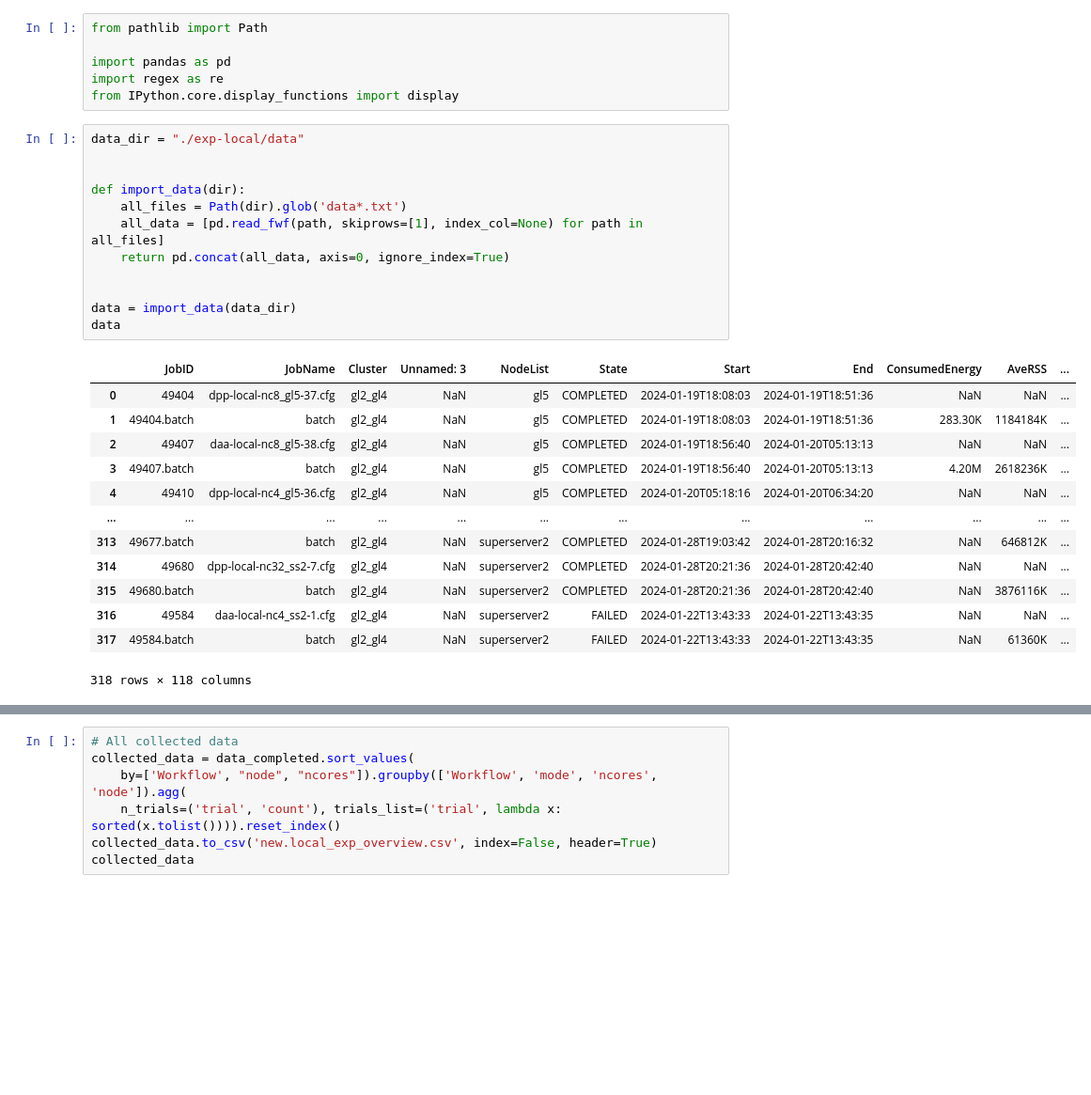
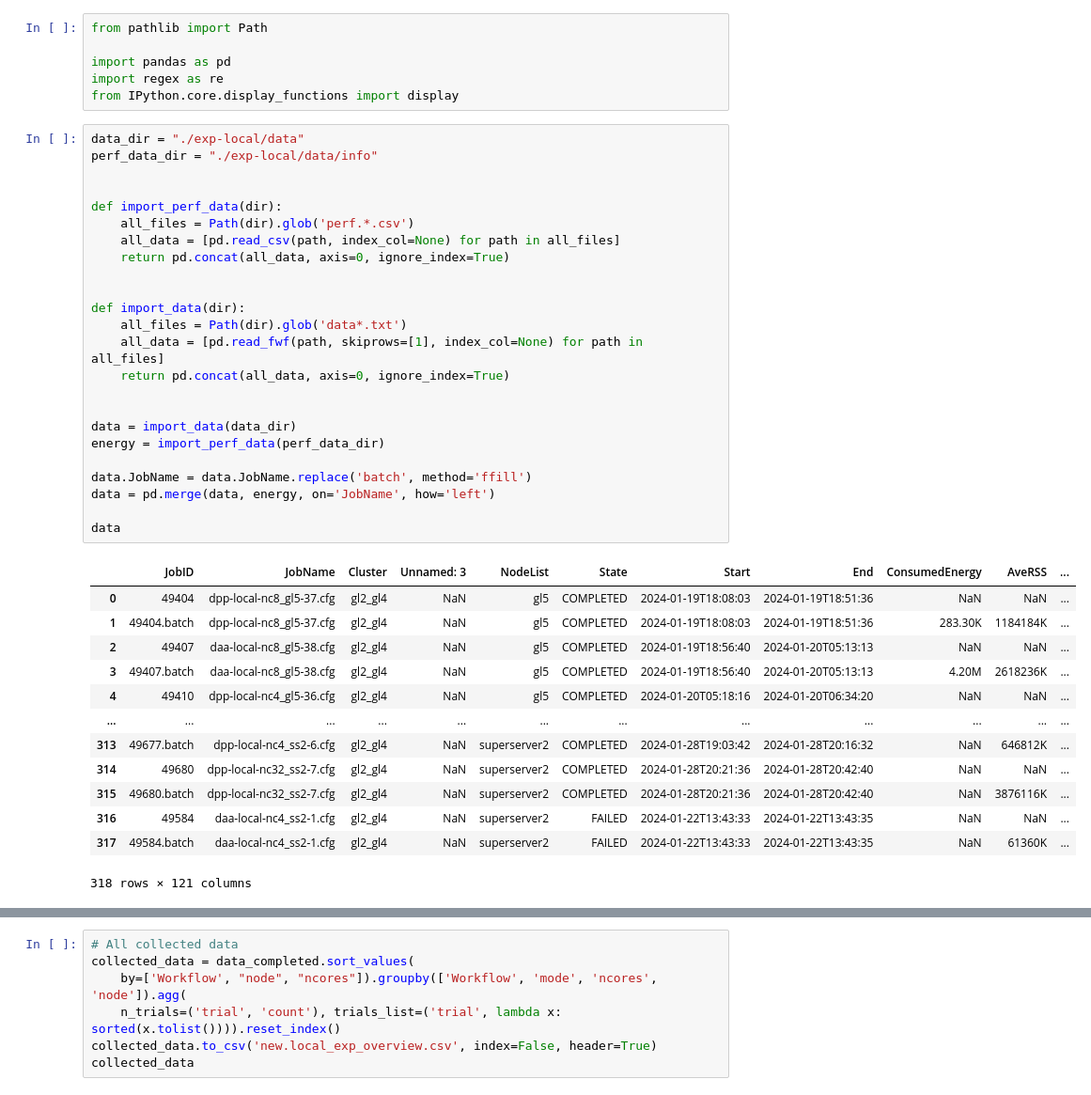
Before and after one commit to dmitrijs-voronovs/haddock-energy-consumption-optimization, a Jupyter notebook: data_analysis/new.analysis.ipynb, the cells around one changed output, grey strips where cells are left out. Shown at 94% size. Saved outputs shown, nothing was run; the diff lists cells and outputs as text; blank space fills up the shorter version.

```diff
--- a/data_analysis/new.analysis.ipynb
+++ b/data_analysis/new.analysis.ipynb
@@ -6,29 +6,41 @@ import regex as re
 from IPython.core.display_functions import display
 # %%
 data_dir = "./exp-local/data"
+perf_data_dir = "./exp-local/data/info"
+
+
+def import_perf_data(dir):
+    all_files = Path(dir).glob('perf.*.csv')
+    all_data = [pd.read_csv(path, index_col=None) for path in all_files]
+    return pd.concat(all_data, axis=0, ignore_index=True)
 
 
 def import_data(dir):
     all_files = Path(dir).glob('data*.txt')
     all_data = [pd.read_fwf(path, skiprows=[1], index_col=None) for path in all_files]
     return pd.concat(all_data, axis=0, ignore_index=True)
 
 
 data = import_data(data_dir)
+energy = import_perf_data(perf_data_dir)
+
+data.JobName = data.JobName.replace('batch', method='ffill')
+data = pd.merge(data, energy, on='JobName', how='left')
+
 data
 # %% [output]
 |  | JobID | JobName | Cluster | Unnamed: 3 | NodeList | State | Start | End | ConsumedEnergy | AveRSS | ... |
 | 0 | 49404 | dpp-local-nc8_gl5-37.cfg | gl2_gl4 | NaN | gl5 | COMPLETED | 2024-01-19T18:08:03 | 2024-01-19T18:51:36 | NaN | NaN | ... |
-| 1 | 49404.batch | batch | gl2_gl4 | NaN | gl5 | COMPLETED | 2024-01-19T18:08:03 | 2024-01-19T18:51:36 | 283.30K | 1184184K | ... |
+| 1 | 49404.batch | dpp-local-nc8_gl5-37.cfg | gl2_gl4 | NaN | gl5 | COMPLETED | 2024-01-19T18:08:03 | 2024-01-19T18:51:36 | 283.30K | 1184184K | ... |
 | 2 | 49407 | daa-local-nc8_gl5-38.cfg | gl2_gl4 | NaN | gl5 | COMPLETED | 2024-01-19T18:56:40 | 2024-01-20T05:13:13 | NaN | NaN | ... |
-| 3 | 49407.batch | batch | gl2_gl4 | NaN | gl5 | COMPLETED | 2024-01-19T18:56:40 | 2024-01-20T05:13:13 | 4.20M | 2618236K | ... |
+| 3 | 49407.batch | daa-local-nc8_gl5-38.cfg | gl2_gl4 | NaN | gl5 | COMPLETED | 2024-01-19T18:56:40 | 2024-01-20T05:13:13 | 4.20M | 2618236K | ... |
 | 4 | 49410 | dpp-local-nc4_gl5-36.cfg | gl2_gl4 | NaN | gl5 | COMPLETED | 2024-01-20T05:18:16 | 2024-01-20T06:34:20 | NaN | NaN | ... |
 | ... | ... | ... | ... | ... | ... | ... | ... | ... | ... | ... | ... |
-| 313 | 49677.batch | batch | gl2_gl4 | NaN | superserver2 | COMPLETED | 2024-01-28T19:03:42 | 2024-01-28T20:16:32 | NaN | 646812K | ... |
+| 313 | 49677.batch | dpp-local-nc4_ss2-6.cfg | gl2_gl4 | NaN | superserver2 | COMPLETED | 2024-01-28T19:03:42 | 2024-01-28T20:16:32 | NaN | 646812K | ... |
 | 314 | 49680 | dpp-local-nc32_ss2-7.cfg | gl2_gl4 | NaN | superserver2 | COMPLETED | 2024-01-28T20:21:36 | 2024-01-28T20:42:40 | NaN | NaN | ... |
-| 315 | 49680.batch | batch | gl2_gl4 | NaN | superserver2 | COMPLETED | 2024-01-28T20:21:36 | 2024-01-28T20:42:40 | NaN | 3876116K | ... |
+| 315 | 49680.batch | dpp-local-nc32_ss2-7.cfg | gl2_gl4 | NaN | superserver2 | COMPLETED | 2024-01-28T20:21:36 | 2024-01-28T20:42:40 | NaN | 3876116K | ... |
 | 316 | 49584 | daa-local-nc4_ss2-1.cfg | gl2_gl4 | NaN | superserver2 | FAILED | 2024-01-22T13:43:33 | 2024-01-22T13:43:35 | NaN | NaN | ... |
-| 317 | 49584.batch | batch | gl2_gl4 | NaN | superserver2 | FAILED | 2024-01-22T13:43:33 | 2024-01-22T13:43:35 | NaN | 61360K | ... |
+| 317 | 49584.batch | daa-local-nc4_ss2-1.cfg | gl2_gl4 | NaN | superserver2 | FAILED | 2024-01-22T13:43:33 | 2024-01-22T13:43:35 | NaN | 61360K | ... |
-318 rows × 118 columns
+318 rows × 121 columns
 # %%
 def convert_to_numeric(value):
```
Also changed, not shown: parts of 10 cells of this notebook, 8 other files.
